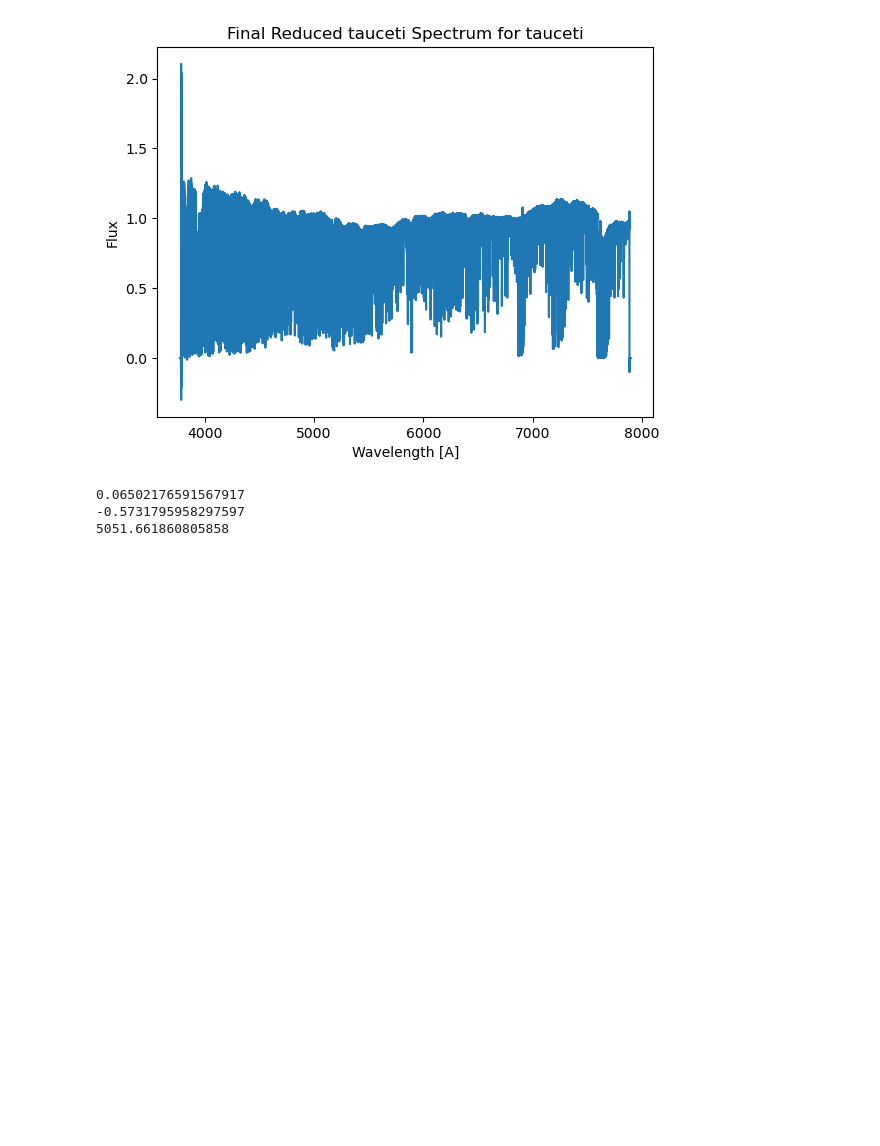
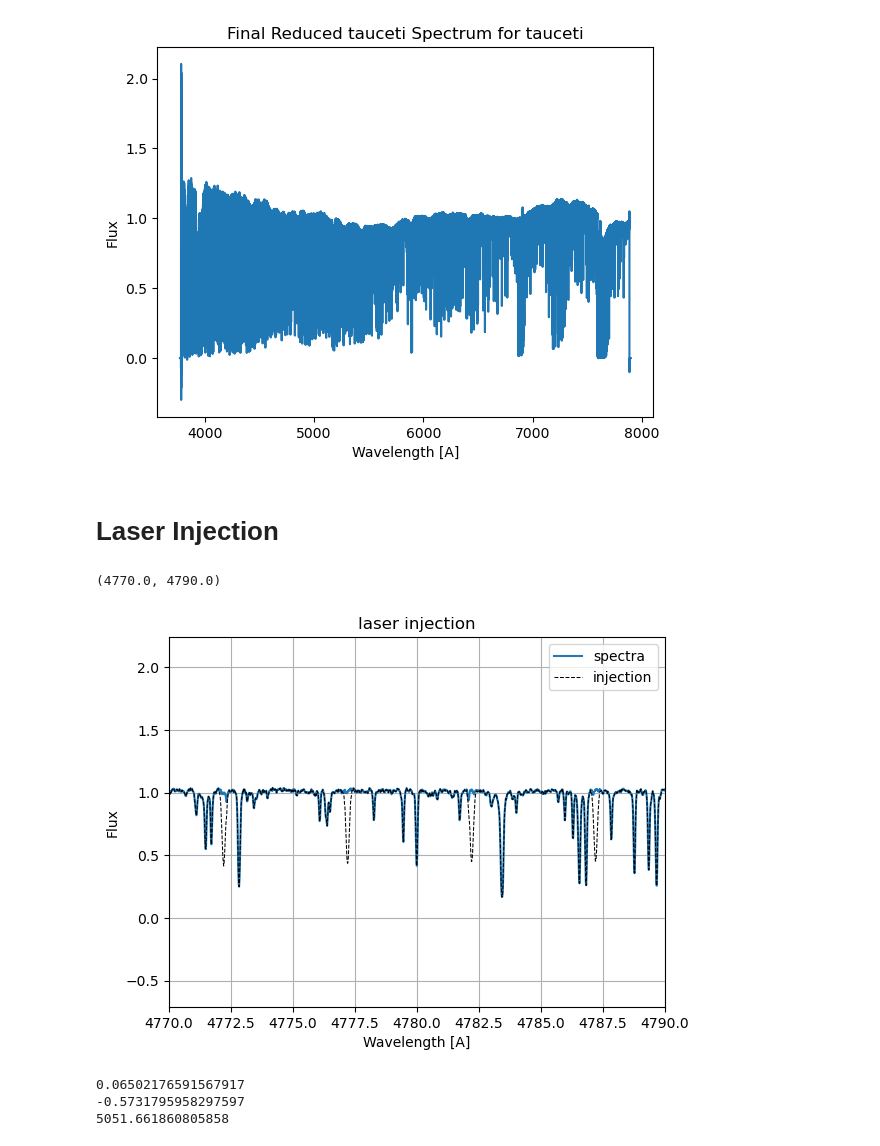
Before and after one commit to howardisaacson/Intro-2-Spectra, a Jupyter notebook: analysis/ESPRESSO/Spectral Lines of Tau Ceti.ipynb, the cells around one changed output. Saved outputs shown, nothing was run; the diff lists cells and outputs as text; code cells hidden in the pictures; blank space fills up the shorter version.

Commit message:
Updates on laser injection for Tauceti and GL699 normalization

```diff
--- a/analysis/ESPRESSO/Spectral Lines of Tau Ceti.ipynb
+++ b/analysis/ESPRESSO/Spectral Lines of Tau Ceti.ipynb
@@ -602,6 +602,31 @@ def find_dips(leftx,rightx):
 
 
     return popt_array
+# %% [markdown]
+# Laser Injection
+# %%
+def laser_inj(wave, flux, wave_spacing, std, amp):
+
+    mean_arr = np.arange(wave[0], wave[-1], wave_spacing)
+    flux_ = np.copy(flux)
+    for i in range(len(mean_arr)):
+        flux_ +=  gaussian(wave, amp, mean_arr[i], std) -1
+
+    return mean_arr, flux_
+# %%
+mean, flux = laser_inj(shifted_wl, shifted_fl, 5, psf_avg, amp_avg)
+# print(mean)
+plt.plot(shifted_wl,shifted_fl, label = 'spectra')
+plt.plot(shifted_wl, flux, color ='black', ls = '--',lw =0.75, label ='injection')
+plt.xlabel('Wavelength [A]')
+plt.ylabel('Flux')
+plt.title('laser injection')
+plt.legend()
+plt.grid()
+plt.xlim(4770,4790)
+# %% [output]
+(4770.0, 4790.0)
+[figure, added]
 # %%
 #put an outline for what we've done
 #injection laser line and recovering those w those search
```
Also changed, not shown: parts of 3 cells of this notebook, 1 other file.
